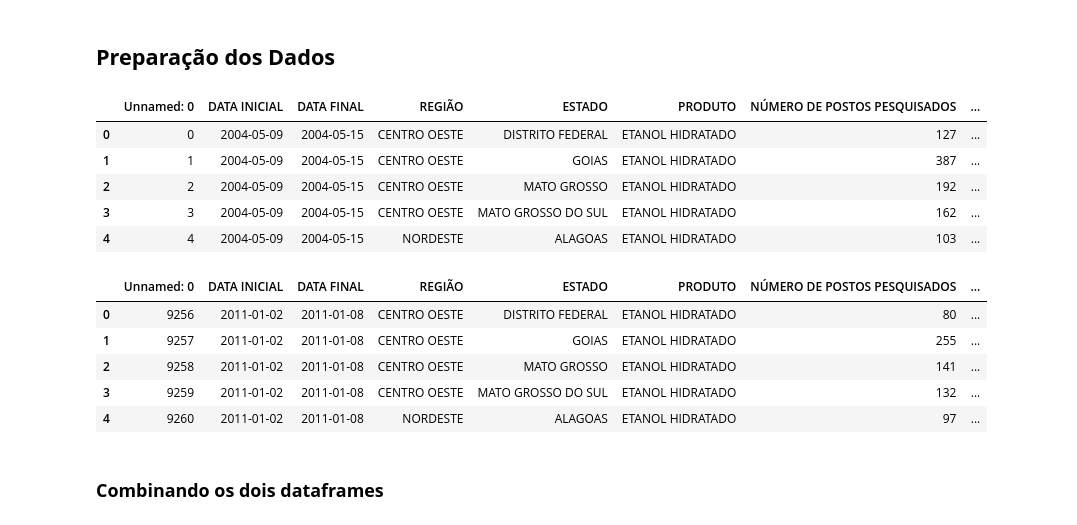
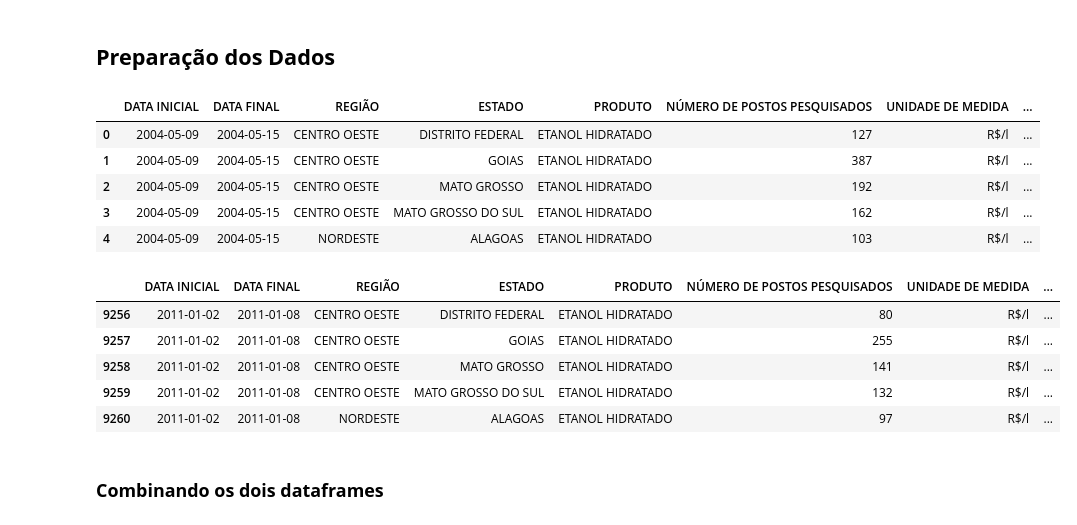
Before and after one commit to marcelobin/Analise_Gasolina_BR, a Jupyter notebook: analise_gasolina_br.ipynb, the cells around one changed output. Saved outputs shown, nothing was run; the diff lists cells and outputs as text; code cells hidden in the pictures.

```diff
--- a/analise_gasolina_br.ipynb
+++ b/analise_gasolina_br.ipynb
@@ -20,25 +20,25 @@ warnings.filterwarnings('ignore')
 # %% [markdown]
 ## **Preparação dos Dados**
 # %%
-df_2000 = pd.read_csv('gasolina_2000+.csv')
+df_2000 = pd.read_csv('gasolina_2000+.csv', index_col=0)
 df_2000.head()
 # %% [output]
-|  | Unnamed: 0 | DATA INICIAL | DATA FINAL | REGIÃO | ESTADO | PRODUTO | NÚMERO DE POSTOS PESQUISADOS | ... |
-| 0 | 0 | 2004-05-09 | 2004-05-15 | CENTRO OESTE | DISTRITO FEDERAL | ETANOL HIDRATADO | 127 | ... |
-| 1 | 1 | 2004-05-09 | 2004-05-15 | CENTRO OESTE | GOIAS | ETANOL HIDRATADO | 387 | ... |
-| 2 | 2 | 2004-05-09 | 2004-05-15 | CENTRO OESTE | MATO GROSSO | ETANOL HIDRATADO | 192 | ... |
-| 3 | 3 | 2004-05-09 | 2004-05-15 | CENTRO OESTE | MATO GROSSO DO SUL | ETANOL HIDRATADO | 162 | ... |
-| 4 | 4 | 2004-05-09 | 2004-05-15 | NORDESTE | ALAGOAS | ETANOL HIDRATADO | 103 | ... |
+|  | DATA INICIAL | DATA FINAL | REGIÃO | ESTADO | PRODUTO | NÚMERO DE POSTOS PESQUISADOS | UNIDADE DE MEDIDA | ... |
+| 0 | 2004-05-09 | 2004-05-15 | CENTRO OESTE | DISTRITO FEDERAL | ETANOL HIDRATADO | 127 | R$/l | ... |
+| 1 | 2004-05-09 | 2004-05-15 | CENTRO OESTE | GOIAS | ETANOL HIDRATADO | 387 | R$/l | ... |
+| 2 | 2004-05-09 | 2004-05-15 | CENTRO OESTE | MATO GROSSO | ETANOL HIDRATADO | 192 | R$/l | ... |
+| 3 | 2004-05-09 | 2004-05-15 | CENTRO OESTE | MATO GROSSO DO SUL | ETANOL HIDRATADO | 162 | R$/l | ... |
+| 4 | 2004-05-09 | 2004-05-15 | NORDESTE | ALAGOAS | ETANOL HIDRATADO | 103 | R$/l | ... |
 # %%
-df_2010 = pd.read_csv('gasolina_2010+.csv', dtype='unicode')
+df_2010 = pd.read_csv('gasolina_2010+.csv', dtype='unicode', index_col=0)
 df_2010.head()
 # %% [output]
-|  | Unnamed: 0 | DATA INICIAL | DATA FINAL | REGIÃO | ESTADO | PRODUTO | NÚMERO DE POSTOS PESQUISADOS | ... |
-| 0 | 9256 | 2011-01-02 | 2011-01-08 | CENTRO OESTE | DISTRITO FEDERAL | ETANOL HIDRATADO | 80 | ... |
-| 1 | 9257 | 2011-01-02 | 2011-01-08 | CENTRO OESTE | GOIAS | ETANOL HIDRATADO | 255 | ... |
-| 2 | 9258 | 2011-01-02 | 2011-01-08 | CENTRO OESTE | MATO GROSSO | ETANOL HIDRATADO | 141 | ... |
-| 3 | 9259 | 2011-01-02 | 2011-01-08 | CENTRO OESTE | MATO GROSSO DO SUL | ETANOL HIDRATADO | 132 | ... |
-| 4 | 9260 | 2011-01-02 | 2011-01-08 | NORDESTE | ALAGOAS | ETANOL HIDRATADO | 97 | ... |
+|  | DATA INICIAL | DATA FINAL | REGIÃO | ESTADO | PRODUTO | NÚMERO DE POSTOS PESQUISADOS | UNIDADE DE MEDIDA | ... |
+| 9256 | 2011-01-02 | 2011-01-08 | CENTRO OESTE | DISTRITO FEDERAL | ETANOL HIDRATADO | 80 | R$/l | ... |
+| 9257 | 2011-01-02 | 2011-01-08 | CENTRO OESTE | GOIAS | ETANOL HIDRATADO | 255 | R$/l | ... |
+| 9258 | 2011-01-02 | 2011-01-08 | CENTRO OESTE | MATO GROSSO | ETANOL HIDRATADO | 141 | R$/l | ... |
+| 9259 | 2011-01-02 | 2011-01-08 | CENTRO OESTE | MATO GROSSO DO SUL | ETANOL HIDRATADO | 132 | R$/l | ... |
+| 9260 | 2011-01-02 | 2011-01-08 | NORDESTE | ALAGOAS | ETANOL HIDRATADO | 97 | R$/l | ... |
 # %% [markdown]
 ### **Combinando os dois dataframes**
 # %%
```
Also changed, not shown: parts of 22 cells of this notebook.
